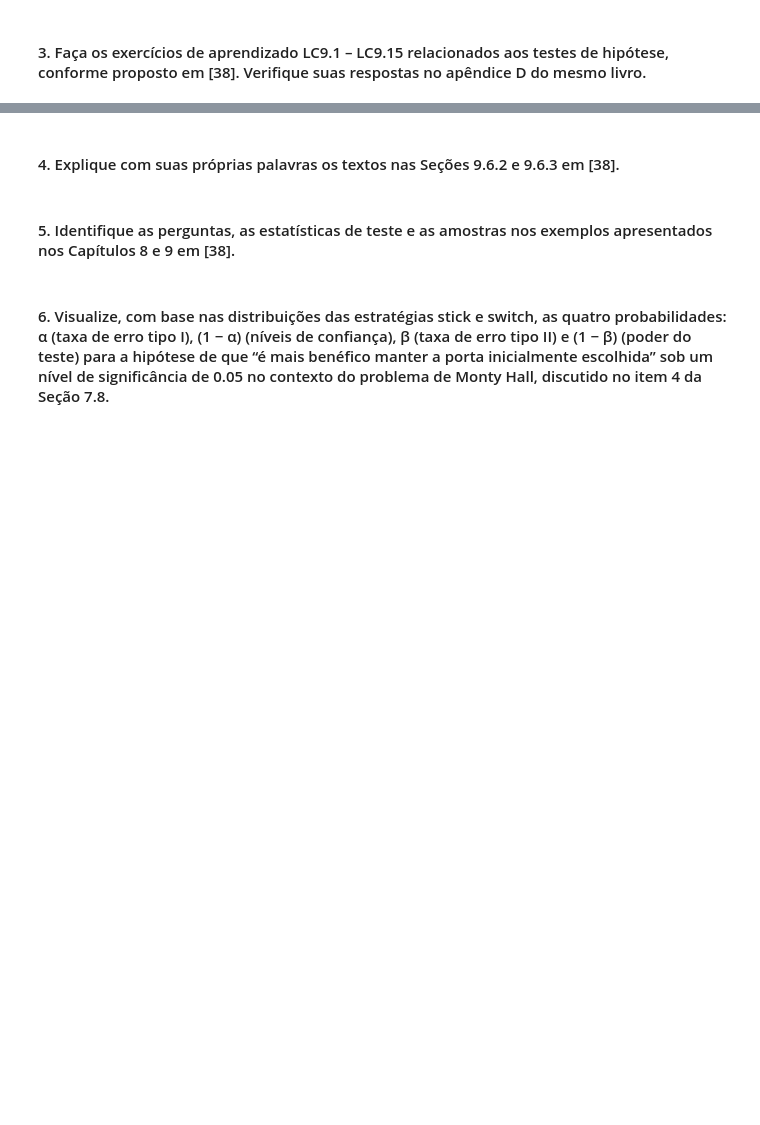
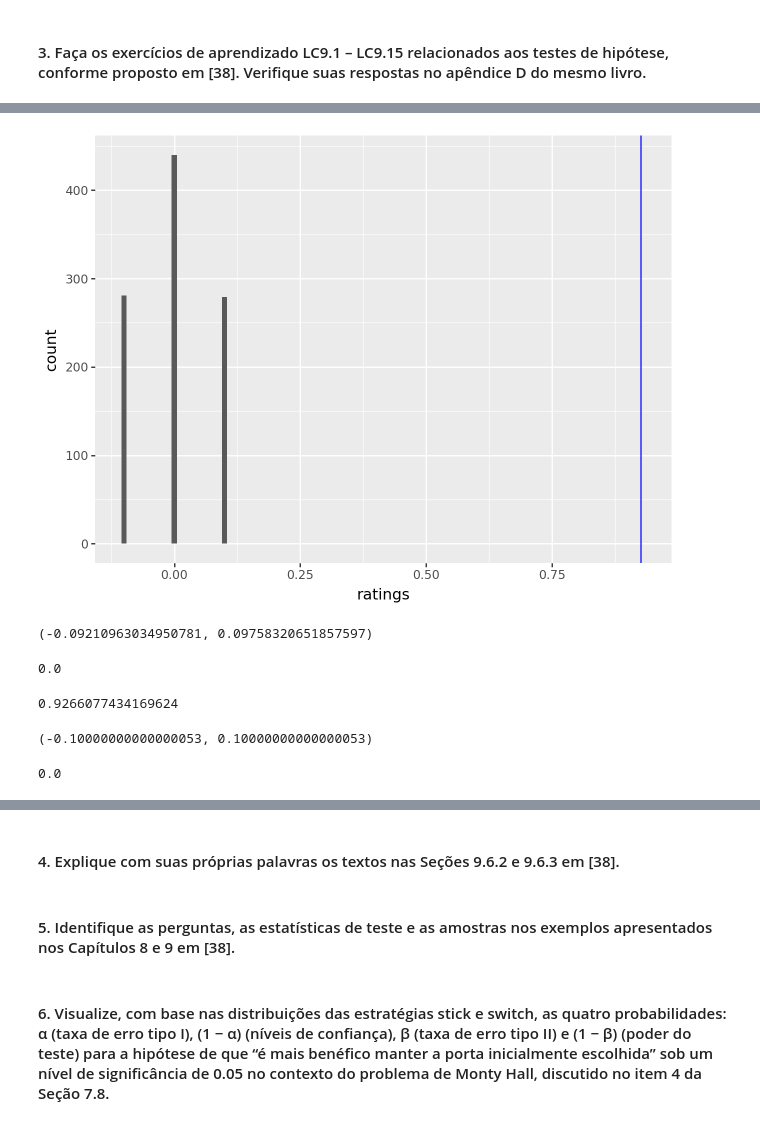
Before and after one commit to RafaelRagozoni/Topicos7, a Jupyter notebook: Aula9/participacao.ipynb, the cells around one changed output, grey strips where cells are left out. Saved outputs shown, nothing was run; the diff lists cells and outputs as text; code cells hidden in the pictures; blank space fills up the shorter version.

```diff
--- a/Aula9/participacao.ipynb
+++ b/Aula9/participacao.ipynb
@@ -340,0 +427,31 @@ Discuss how these plots compare to the similar plots produced for the movies_sam
+# %%
+ggplot(h0_median_ratings_df) + aes(x="ratings") + geom_histogram(binwidth=0.01) \
++ geom_vline(xintercept=value, color = "blue")
+# %% [output]
+[figure, added]
+# %%
+confidence_level = 0.999
+lower_bound = np.percentile(h0_mean_ratings_df["ratings"].values, ((1 - confidence_level) / 2) * 100)
+upper_bound = np.percentile(h0_mean_ratings_df["ratings"].values, (1 - (1 - confidence_level) / 2) * 100)
+lower_bound, upper_bound
+# %% [output]
+(-0.09210963034950781, 0.09758320651857597)
+# %%
+p_value = (h0_mean_ratings_df.values > value).mean()*100
+p_value
+# %% [output]
+0.0
+# %%
+confidence_level = 0.999
+lower_bound = np.percentile(h0_median_ratings_df["ratings"].values, ((1 - confidence_level) / 2) * 100)
+upper_bound = np.percentile(h0_median_ratings_df["ratings"].values, (1 - (1 - confidence_level) / 2) * 100)
+print(value)
+lower_bound, upper_bound
+# %% [output]
+0.9266077434169624
+(-0.10000000000000053, 0.10000000000000053)
+# %%
+p_value = (h0_median_ratings_df.values > value).mean()*100
+p_value
+# %% [output]
+0.0
```
Also changed, not shown: parts of 18 cells of this notebook, 1 other file.
